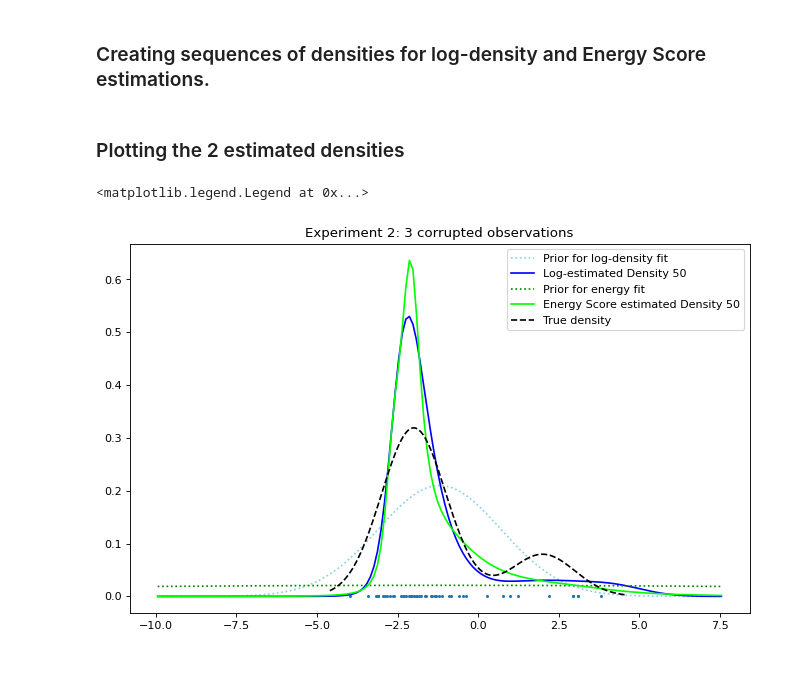
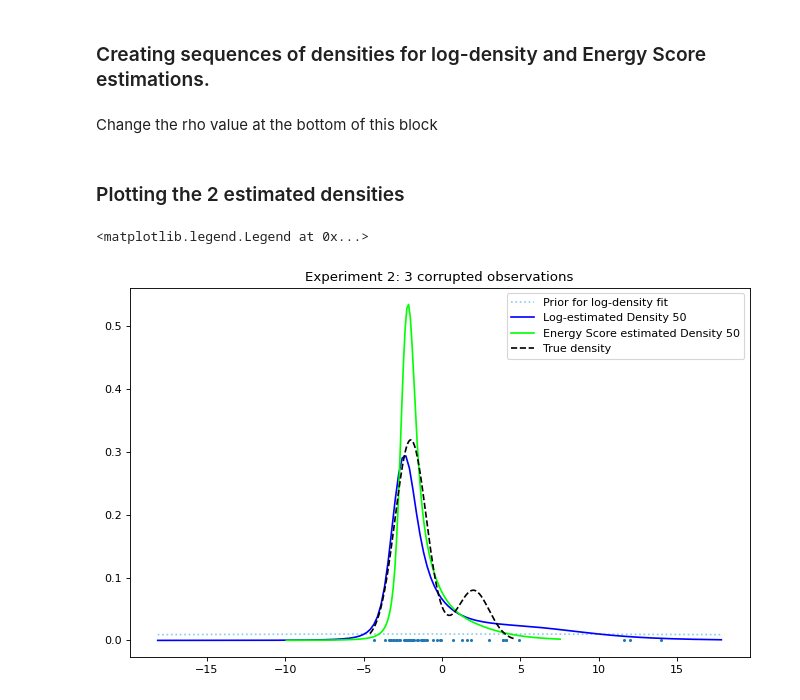
Before and after one commit to Huk-David/RSS-Discussion-paper-Martingale-Posterior-Distributions, a Jupyter notebook: Prequential Copulas - Code/Discussion paper - Notebook.ipynb, the cells around one changed output. Drawn from its saved outputs; the diff is of its cells as text; code cells hidden in the pictures; blank space fills up the shorter version.

```diff
--- a/Prequential Copulas - Code/Discussion paper - Notebook.ipynb
+++ b/Prequential Copulas - Code/Discussion paper - Notebook.ipynb
@@ -282,9 +282,9 @@ plt.figure(figsize=(15, 10), dpi=80)
 for SR_check in range(2):
     ######
     # First get data:
-    observed_data = observed_data_exp_2
+    observed_data = observed_data_exp_3
 
-    proposal_samples_nb = 300
+    proposal_samples_nb = 600
     ######
     #Then redefine the update function as it uses data. It also creates the proposal samples.
     def F_0(z):
@@ -292,7 +292,7 @@ for SR_check in range(2):
     def f_0(x):
         return scs.norm.logpdf(x, loc=0,scale=10)
 
-    proposal_samples = list(scs.norm(loc=0,scale=30).rvs(size=5*proposal_samples_nb))
+    proposal_samples = list(scs.norm(loc=0,scale=30).rvs(size=proposal_samples_nb))
 
 
     # Matrices to store values of [F_i(obs),f_i(obs)] for all obs. To access F_step(obs_i) do pre_comp[0][step,i]
@@ -361,17 +361,17 @@ for SR_check in range(2):
             F_new.append(new_dist[0])
             f_new.append(new_dist[1])
 
-        return Energy_SR_via_IS(observed_data,proposal_samples[proposal_samples_nb*IS_draw:proposal_samples_nb*(IS_draw+1)],evals[proposal_samples_nb*IS_draw:proposal_samples_nb*(IS_draw+1)],f_new,1.5)
-    for IS_sample in tqdm(range(5)):
+        return Energy_SR_via_IS(observed_data,proposal_samples,evals,f_new,0.5)
+    for IS_sample in range(1):
 
         def single_f_call_rho(rho): # To do multiplrocessing
             return f_call_rho(rho,IS_sample)
 
         # Multiprocessing. set_of_8 is a set of 8 values for rho.
         SR_eval_at_rho = []
-        grid_over_01 = [np.linspace(0.001+(k/3),((k+1)/3)-0.01,8) for k in range(3) ]
+        grid_over_01 = [np.linspace(0.001+((k+3)/6),((k+4)/6)-0.01,8) for k in range(3) ]
         # This covers the range 0,1 by going over quarters with 8 evals at each one.
-        for set_of_8 in  grid_over_01:
+        for set_of_8 in  tqdm(grid_over_01):
             # joining lists, not sure if necessary
             SR_eval_at_rho= SR_eval_at_rho+ list(np.array(Parallel(n_jobs=8)(delayed(single_f_call_rho)(rho) for rho in set_of_8)))
 
@@ -558,12 +559,14 @@ plt.show()
 ### Estimating the correct rho parameter with Energy Score.
 # %% [markdown]
 ### Creating sequences of densities for log-density and Energy Score estimations.
+# %% [markdown]
+Change the rho value at the bottom of this block
 # %%
 # Creating sequence of densities for log-density estimation.
 def F_0(z):
-    return scs.norm.logcdf(z, scale=1)
+    return scs.norm.logcdf(z, scale=10)
 def f_0(x):
-    return scs.norm.logpdf(x, scale=1)
+    return scs.norm.logpdf(x, scale=10)
 
 grid_f_evals = list(np.linspace(-4.6,4.6,160))
 observed_data_exp_ = observed_data_exp_3
@@ -623,7 +626,7 @@ def update_fitting(F_,f_,alpha,y_prev,rho,step):
 # Log-estimate density:
 F_new = [F_0]
 f_new = [f_0]
-rho_=0.77
+rho_=0.97
 obs_nb = len(observed_data_exp_)
 for step in tqdm(range(obs_nb)):
     rv = observed_data_exp_[step]
@@ -705,28 +638,29 @@ for step in tqdm(range(obs_nb)):
 ### Plotting the 2 estimated densities
 # %%
 plt.figure(figsize=(10, 6), dpi=80)
-
+mu = 0.16
+std = 3.91
 # prior
 #plt.plot([ (val*1.9)-1.2 for val in sorted(grid_f_evals)],[np.exp(F_new[0](x)) for x in sorted(grid_f_evals)],label='Distribution 0',linestyle='dotted',color='black')
-plt.plot([ (val*1.9)-1.2 for val in sorted(grid_f_evals)],[np.exp(f_new[0](x))/1.9 for x in sorted(grid_f_evals)],label='Prior for log-density fit',linestyle='dotted',color='skyblue')
+plt.plot([ (val*std)-mu for val in sorted(grid_f_evals)],[np.exp(f_new[0](x))/std for x in sorted(grid_f_evals)],label='Prior for log-density fit',linestyle='dotted',color='skyblue')
 
 # Log-density estimate
 #plt.plot([ (val*1.9)-1.2 for val in sorted(grid_f_evals)],[np.exp(F_new[50](x)) for x in sorted(grid_f_evals)],label='Distribution 50',color='blue')
-plt.plot([ (val*1.9)-1.2 for val in sorted(grid_f_evals)],[np.exp(f_new[50](x))/1.9 for x in sorted(grid_f_evals)],label='Log-estimated Density 50',color='blue')
+plt.plot([ (val*std)-mu for val in sorted(grid_f_evals)],[np.exp(f_new[50](x))/std for x in sorted(grid_f_evals)],label='Log-estimated Density 50',color='blue')
 
 # Energy score estimate
-plt.plot([ (val*1.9)-1.2 for val in sorted(grid_f_evals)],[np.exp(f_energy[0](x))/1.9 for x in sorted(grid_f_evals)],label='Prior for energy fit',linestyle='dotted',color='green')
+#plt.plot([ (val*1.9)-1.2 for val in sorted(grid_f_evals)],[np.exp(f_energy[0](x))/1.9 for x in sorted(grid_f_evals)],label='Prior for energy fit',linestyle='dotted',color='green')
 
 #plt.plot([ (val*1.9)-1.2 for val in sorted(grid_f_evals)],[np.exp(F_energy[50](x)) for x in sorted(grid_f_evals)],label='Distribution 50',color='blue')
 plt.plot([ (val*1.9)-1.2 for val in sorted(grid_f_evals)],[np.exp(f_energy[50](x))/1.9 for x in sorted(grid_f_evals)],label='Energy Score estimated Density 50',color='lime')
 
-plt.scatter([ (val*1.9)-1.2 for val in observed_data_exp_1],np.repeat(0,len(observed_data_exp_1)),s=3)
+plt.scatter([ (val*std)-mu for val in observed_data_exp_2],np.repeat(0,len(observed_data_exp_2)),s=3)
 plt.plot(sorted(grid_f_evals),[0.8*scs.norm(loc=-2).pdf(x)+0.2*scs.norm(loc=2).pdf(x) for x in sorted(grid_f_evals)],linestyle='dashed',label='True density',color='black')
 #plt.plot([ (val*1.9)-1.2 for val in sorted(grid_f_evals)],[0.8*scs.norm(loc=-2).cdf(x)+0.2*scs.norm(loc=2).cdf(x) for x in [ (val*1.9)-1.2 for val in sorted(grid_f_evals)]],label='True density',color='orange')
 
 plt.title('Experiment 2: 3 corrupted observations')
 
 plt.legend()
 # %% [output]
 <matplotlib.legend.Legend at 0x...>
-[figure, old version]
+[figure, new version]
```
Also changed, not shown: parts of 6 cells of this notebook.
